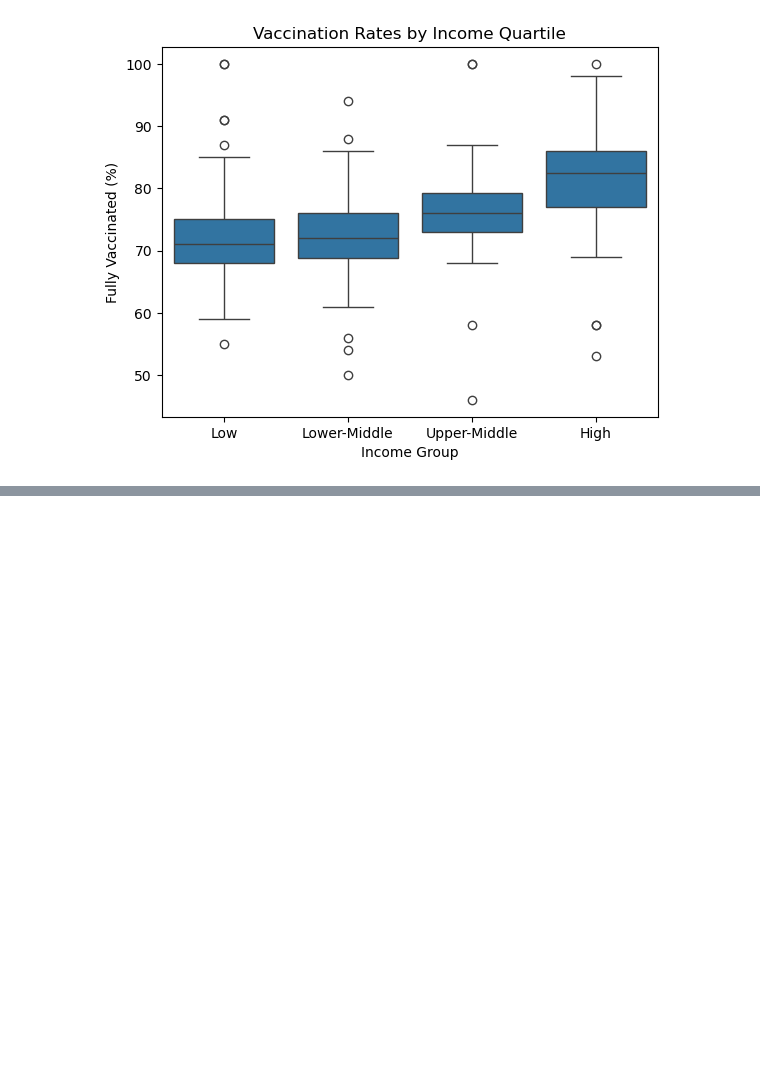
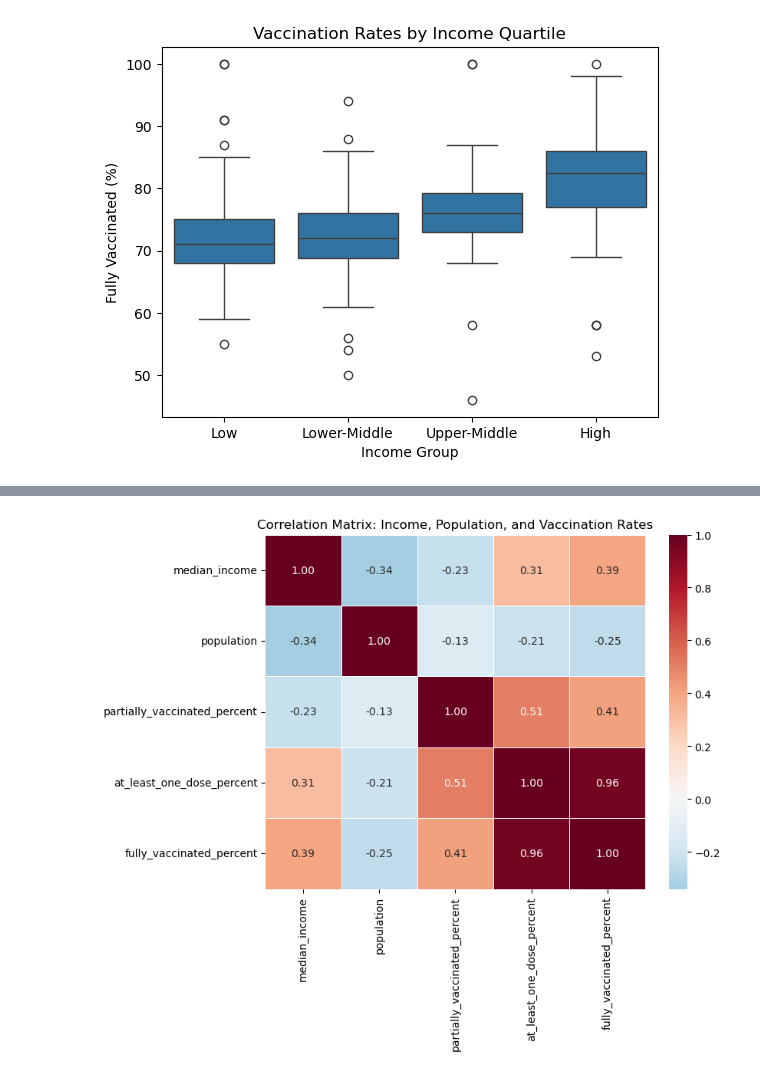
Before and after one commit to s-tran006/MGT-151R---Business-Analytics, a Jupyter notebook: MGT 151R (2).ipynb, the cells around one changed output, grey strips where cells are left out. Drawn from its saved outputs; the diff is of its cells as text; code cells hidden in the pictures; blank space fills up the shorter version.

```diff
--- a/MGT 151R (2).ipynb
+++ b/MGT 151R (2).ipynb
@@ -557,0 +585,25 @@ plt.show()
+# %%
+plt.figure(figsize=(8,6))
+
+corr = snapshot_with_income[
+    ['median_income',
+     'population',
+     'partially_vaccinated_percent',
+     'at_least_one_dose_percent',
+     'fully_vaccinated_percent']
+].corr()
+
+sns.heatmap(
+    corr,
+    annot=True,
+    fmt=".2f",
+    cmap="RdBu_r",
+    center=0,
+    linewidths=0.5
+)
+
+plt.title("Correlation Matrix: Income, Population, and Vaccination Rates")
+
+plt.show()
+# %% [output]
+[figure, added]
```
Also changed, not shown: parts of 6 cells of this notebook.
